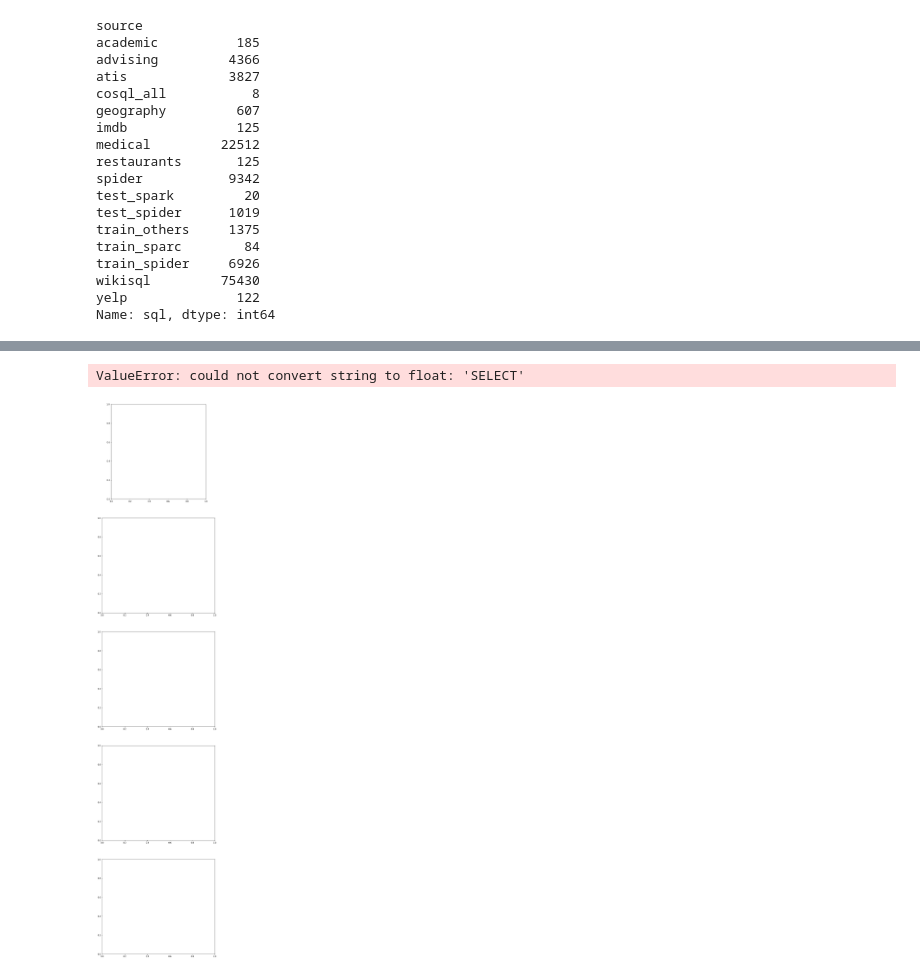
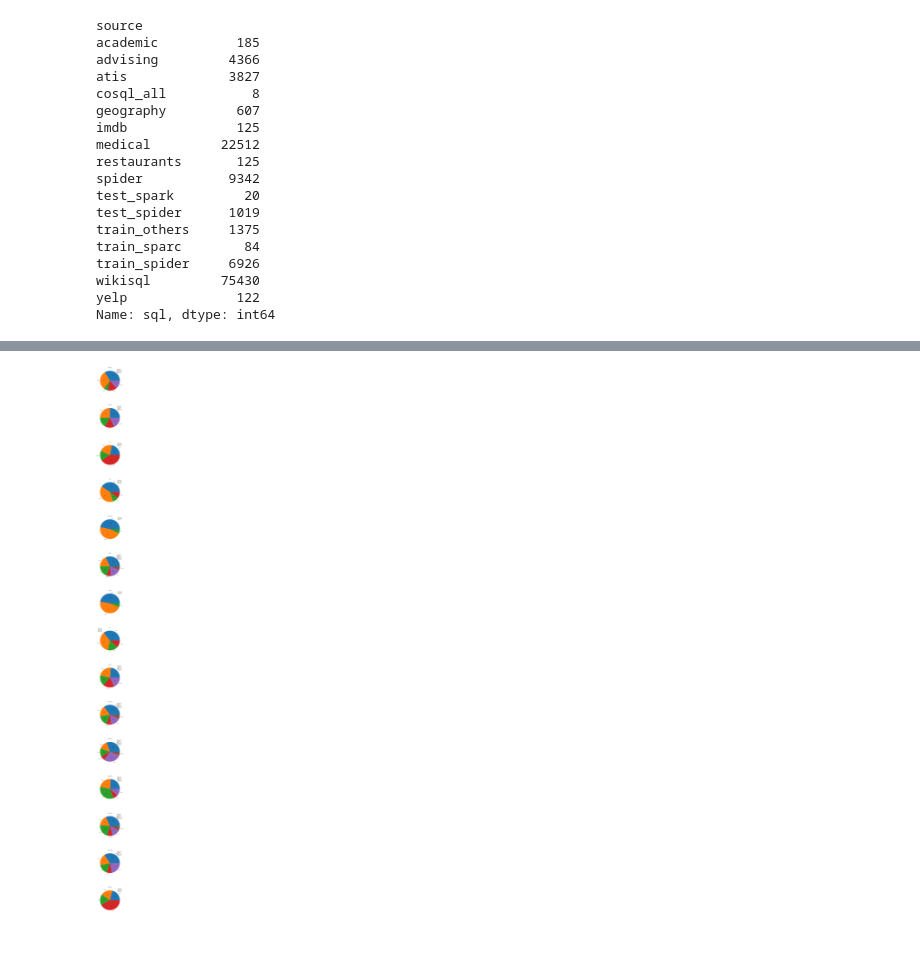
Before and after one commit to anahitxachatryan/textToSql, a Jupyter notebook: EDA/EDA2.ipynb, the cells around one changed output, grey strips where cells are left out. Drawn from its saved outputs; the diff is of its cells as text; code cells hidden in the pictures; blank space fills up the shorter version.

Commit message:
added pieCharts

```diff
--- a/EDA/EDA2.ipynb
+++ b/EDA/EDA2.ipynb
@@ -200,14 +204,0 @@ TypeError: '(slice(None, None, None), slice(None, None, None))' is an invalid ke
-# %%
-
-data = [24, 6, 6, 36, 28]
-label = words
-
-figure, axes = plt.subplots(nrows=5, figsize=(10,50))
-
-for j in range(5):
-
-    axes[j].pie(list(data_percents.iloc[:j]), labels=label, autopct='%1.1f%%')
-plt.show()
-# %% [output]
-ValueError: could not convert string to float: 'SELECT'
-[figure, removed]
@@ -213,0 +216,30 @@ ValueError: could not convert string to float: 'SELECT'
+# %%
+from matplotlib import pyplot as plt
+
+import pandas as pd
+
+df = pd.DataFrame({'beer':[1,2,3],
+               'spirit':[4,5,6],
+               'wine':[7,8,9]}, index=['Africa','Asia','Europe'])
+
+df= df.div(df.sum(axis=1), axis=0)
+
+
+fig, axs = plt.subplots(nrows=data_percents.index.size, ncols=1, figsize=(170,170))
+
+fig.subplots_adjust(hspace=0.5, wspace=0.05)
+
+for j in range(1,data_percents.index.size+1):
+
+    data = [item for item in (data_percents.iloc[j-1:j, :]).values.reshape(-1) if item>5]
+    labels = [col for item,col in zip((data_percents.iloc[j-1:j, :]).values.reshape(-1),
+                                      data_percents.iloc[j-1:j, :]) if item>5]
+
+    fig.add_subplot(axs[j-1])
+
+    plt.pie(data, labels=labels, autopct='%1.1f%%')
+    plt.title(data_keywords['source'].iloc[j-1].upper())
+    plt.legend()
+    plt.axis('off')
+# %% [output]
+[figure, added]
```
Also changed, not shown: parts of 9 cells of this notebook, 1 other file.
